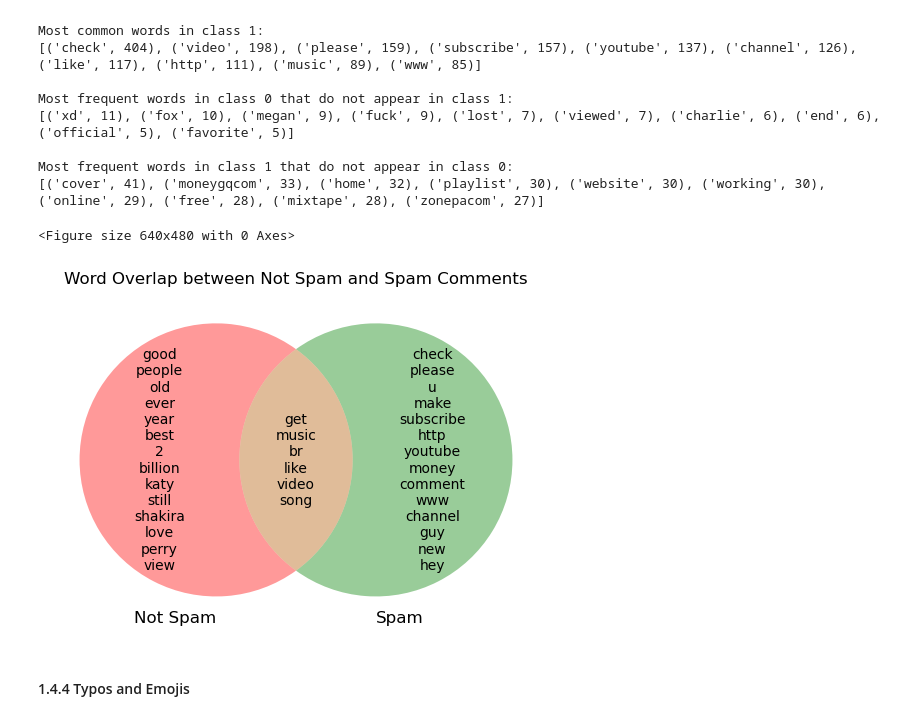
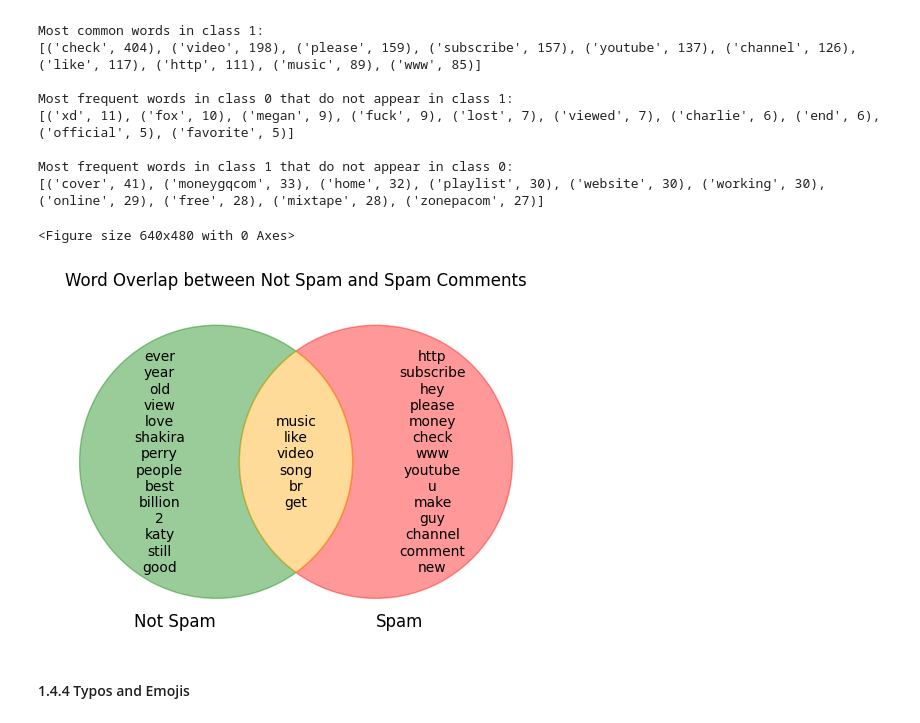
Before and after one commit to wogus00/spam-classification, a Jupyter notebook: submission_notebook.ipynb, the cells around one changed output. Drawn from its saved outputs; the diff is of its cells as text; code cells hidden in the pictures.

```diff
--- a/submission_notebook.ipynb
+++ b/submission_notebook.ipynb
@@ -290,25 +292,29 @@ Most frequent words in class 1 that do not appear in class 0:
 # %%
 # Create a set of the top N words in each class (N = 20 for example)
 top_n = 20
 class_0_top_words = {word for word, _ in class_0_word_counts.most_common(top_n)}
 class_1_top_words = {word for word, _ in class_1_word_counts.most_common(top_n)}
 # Find the overlapping and unique words
 overlapping_words = class_0_top_words & class_1_top_words
 class_0_unique_words = class_0_top_words - class_1_top_words
 class_1_unique_words = class_1_top_words - class_0_top_words
 
 plt.clf()
 # Plot the Venn diagram of word overlap
 overlap_fig, ax = plt.subplots()
 venn = venn2(subsets=(len(class_0_unique_words), len(class_1_unique_words), len(overlapping_words)), set_labels=('Not Spam', 'Spam'))
 venn.get_label_by_id('10').set_text('\n'.join(list(class_0_unique_words)))
 venn.get_label_by_id('01').set_text('\n'.join(list(class_1_unique_words)))
 venn.get_label_by_id('11').set_text('\n'.join(list(overlapping_words)))
+# Set colors manually
+venn.get_patch_by_id('10').set_color('green')  # Class 0 (Not Spam)
+venn.get_patch_by_id('01').set_color('red')   # Class 1 (Spam)
+venn.get_patch_by_id('11').set_color('orange')  # Overlap (optional, can change to any color)
 plt.title("Word Overlap between Not Spam and Spam Comments")
 plt.show()
 # %% [output]
 <Figure size 640x480 with 0 Axes>
-[figure, old version]
+[figure, new version]
 # %% [markdown]
 #### 1.4.4 Typos and Emojis
 # %%
```
Also changed, not shown: parts of 8 cells of this notebook.
